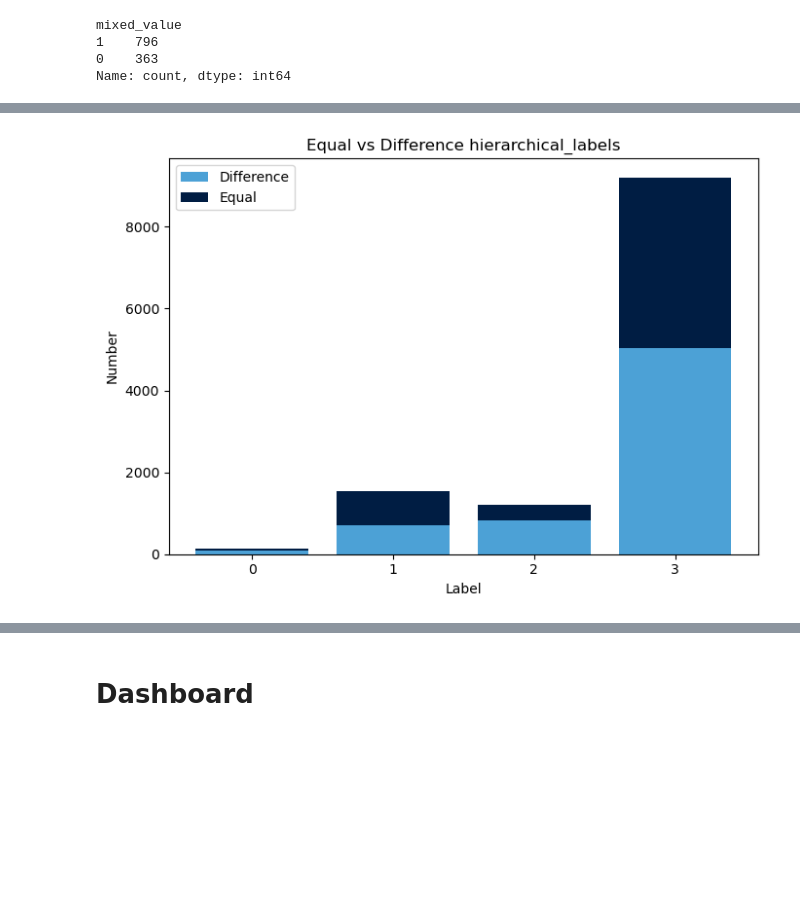
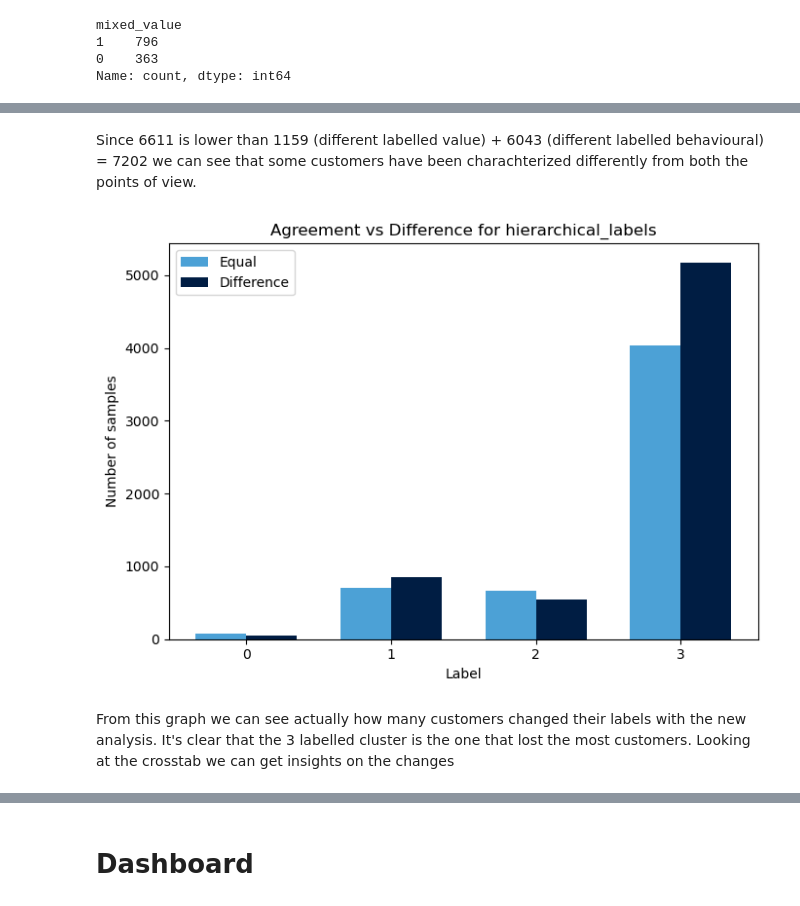
Before and after one commit to LiberoBiagi/DM_Nova_IMS_25-26, a Jupyter notebook: data_mining.ipynb, the cells around one changed output, grey strips where cells are left out. Cells and saved outputs as stored; diff of their text form; code cells hidden in the pictures; blank space fills up the shorter version.

```diff
--- a/data_mining.ipynb
+++ b/data_mining.ipynb
@@ -2752,7 +2751,8 @@ cntr, u_1, u0, d, jm, p, fpc = fuzz.cmeans(
     number_clusters,
     m=2,
     error=0.005,
-    maxiter=1000
+    maxiter=1000,
+    seed=69
 )
 
 fcm_beh_labels = np.argmax(u_1, axis=0)
@@ -2846,7 +2848,8 @@ cntr, u_2, u0, d, jm, p, fpc = fuzz.cmeans(
     number_clusters,
     m=2,
     error=0.005,
-    maxiter=1000
+    maxiter=1000,
+    seed=69
 )
 
 fcm_beh_labels = np.argmax(u_2, axis=0)
@@ -3054,32 +3068,55 @@ agree_counts = total_counts - disagree_counts
+# %% [markdown]
+Since 6611 is lower than 1159 (different labelled value) + 6043 (different labelled behavioural) = 7202 we can see that some customers have been charachterized differently from both the points of view.
 # %%
+label_col = "hierarchical_labels"
+
+total_counts = (
+    df_scaled_active[label_col]
+    .value_counts()
+    .sort_index()
+)
+
+disagree_counts = (
+    diff[label_col]
+    .value_counts()
+    .reindex(total_counts.index, fill_value=0)
+)
+
+agree_counts = total_counts - disagree_counts
+
 labels = total_counts.index.astype(str)
 x = np.arange(len(labels))
+width = 0.35  # width of each bar
 
 plt.figure(figsize=(7,5))
 
+# Bars side by side
 plt.bar(
-    x,
-    disagree_counts,
-    label="Difference"
+    x - width / 2,
+    agree_counts,
+    width=width,
+    label="Equal"
 )
 
 plt.bar(
-    x,
-    agree_counts,
-    bottom=disagree_counts,
-    label="Equal"
+    x + width / 2,
+    disagree_counts,
+    width=width,
+    label="Difference"
 )
 
 plt.xticks(x, labels)
 plt.xlabel("Label")
-plt.ylabel("Number")
-plt.title(f"Equal vs Difference {label_col}")
+plt.ylabel("Number of samples")
+plt.title(f"Agreement vs Difference for {label_col}")
 plt.legend()
 
 plt.tight_layout()
 plt.show()
 # %% [output]
-[figure, old version]
+[figure, new version]
+# %% [markdown]
+From this graph we can see actually how many customers changed their labels with the new analysis. It's clear that the 3 labelled cluster is the one that lost the most customers. Looking at the crosstab we can get insights on the changes
 # %%
 transition_counts = pd.crosstab(
     df_scaled_active["hierarchical_labels"],
```
Also changed, not shown: parts of 77 cells of this notebook, 2 other files.
